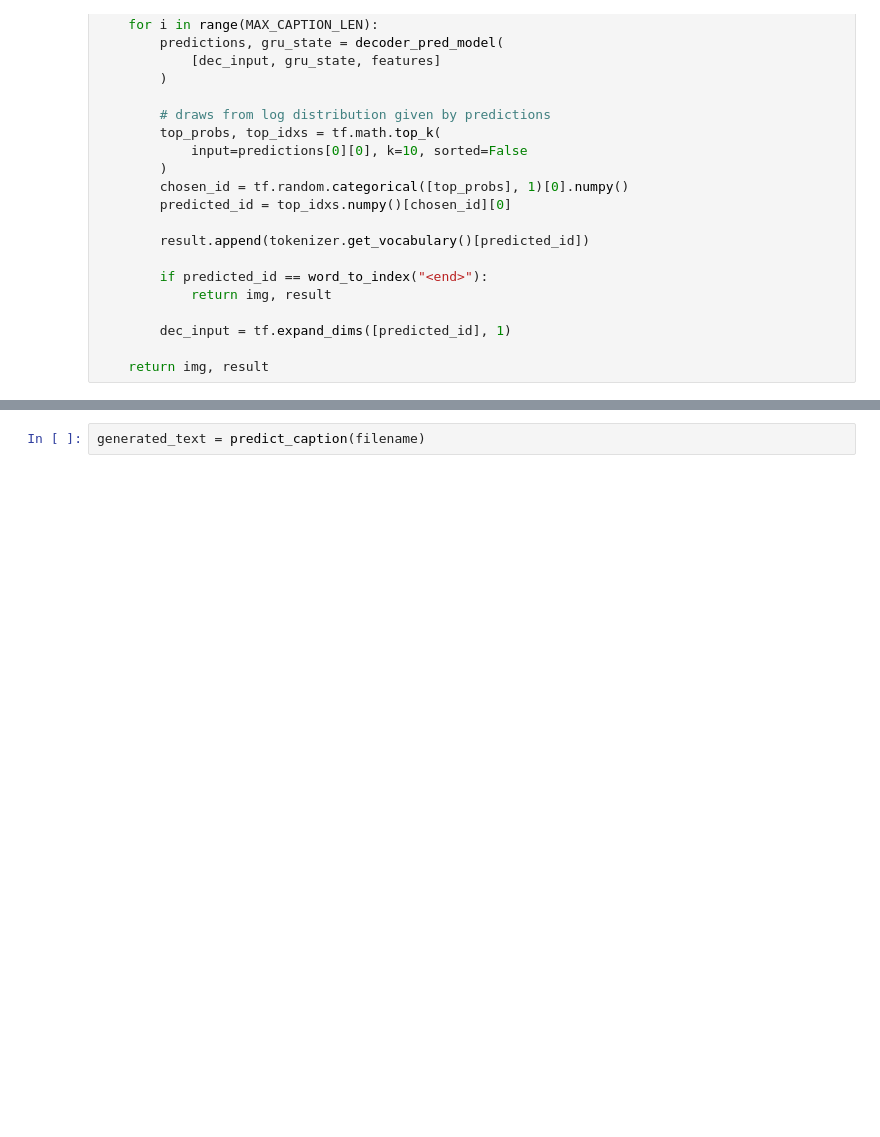
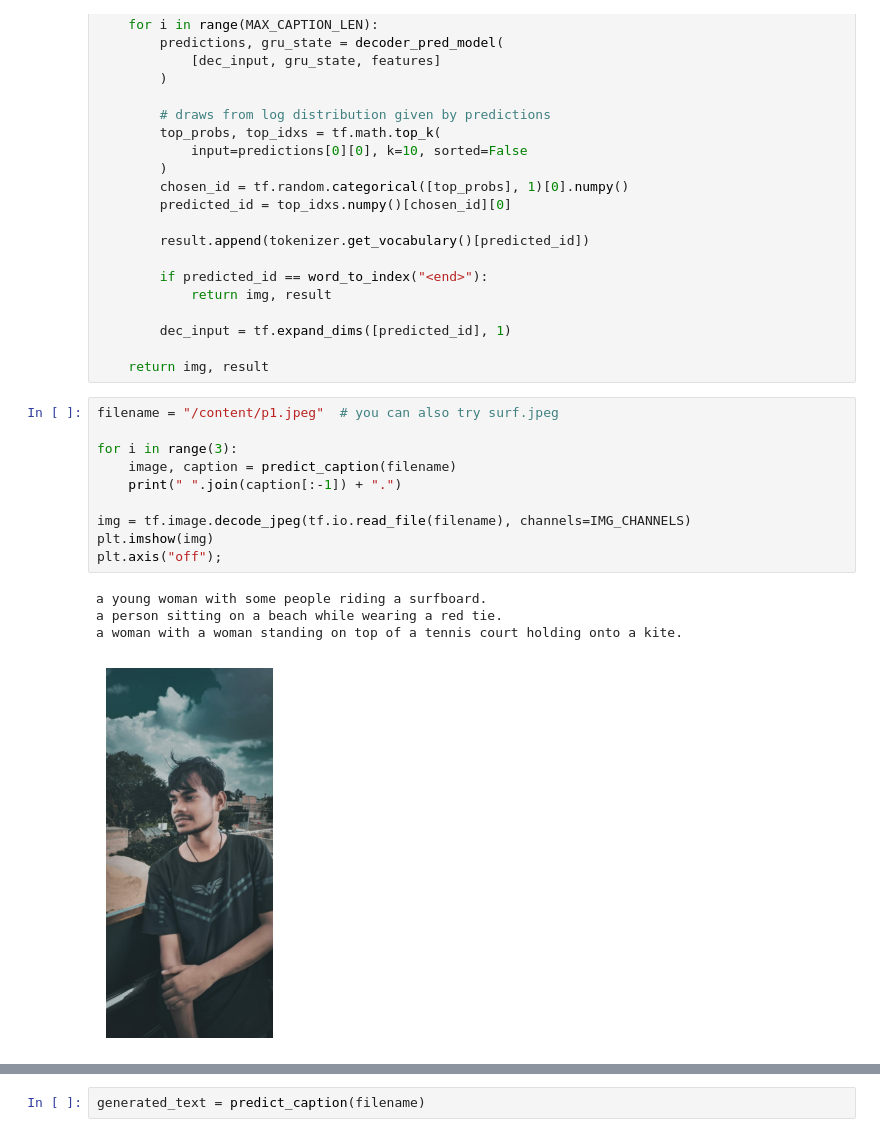
Before and after one commit to singhsourav0/Image_Description, a Jupyter notebook: caption_image.ipynb, the cells around one changed output, grey strips where cells are left out. Cells and saved outputs as stored; diff of their text form; blank space fills up the shorter version.

```diff
--- a/caption_image.ipynb
+++ b/caption_image.ipynb
@@ -374,3 +379,18 @@ def predict_caption(filename):
         dec_input = tf.expand_dims([predicted_id], 1)
 
     return img, result
+# %%
+filename = "/content/p1.jpeg"  # you can also try surf.jpeg
+
+for i in range(3):
+    image, caption = predict_caption(filename)
+    print(" ".join(caption[:-1]) + ".")
+
+img = tf.image.decode_jpeg(tf.io.read_file(filename), channels=IMG_CHANNELS)
+plt.imshow(img)
+plt.axis("off");
+# %% [output]
+a young woman with some people riding a surfboard.
+a person sitting on a beach while wearing a red tie.
+a woman with a woman standing on top of a tennis court holding onto a kite.
+[figure, added]
```
Also changed, not shown: parts of 3 cells of this notebook.
